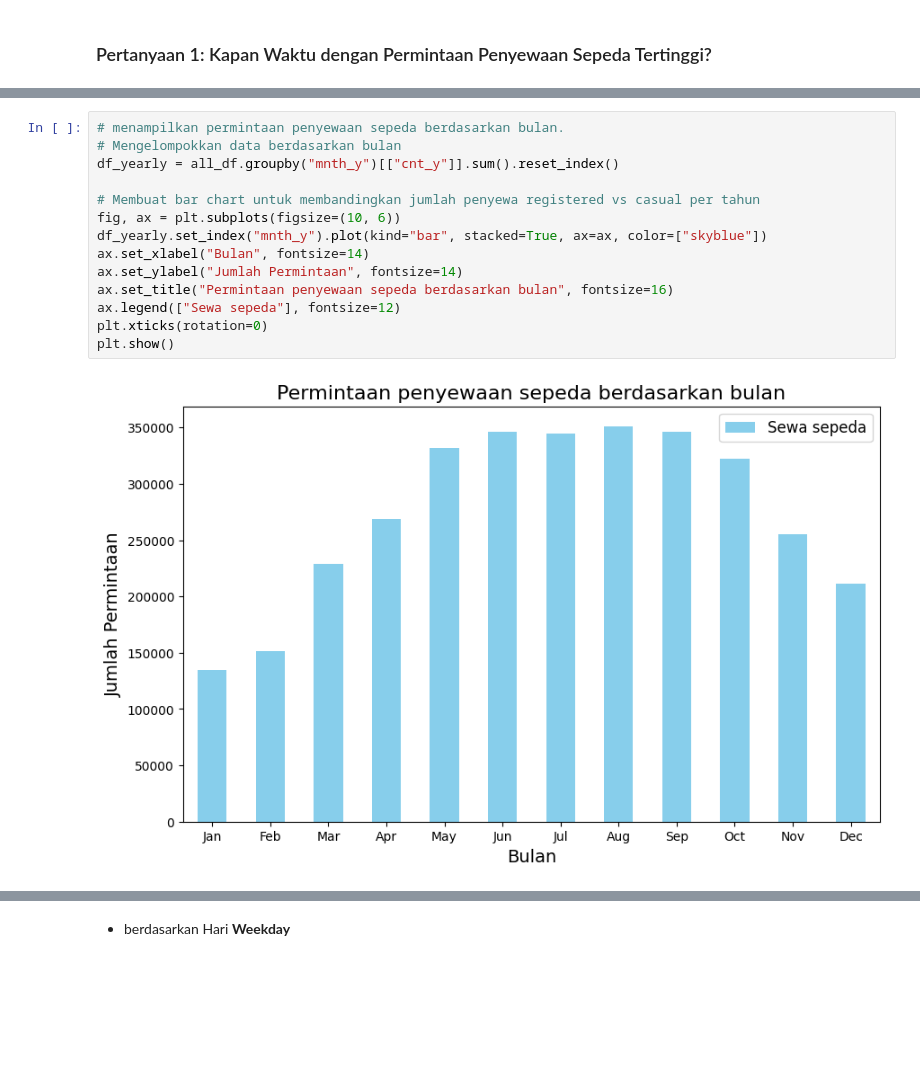
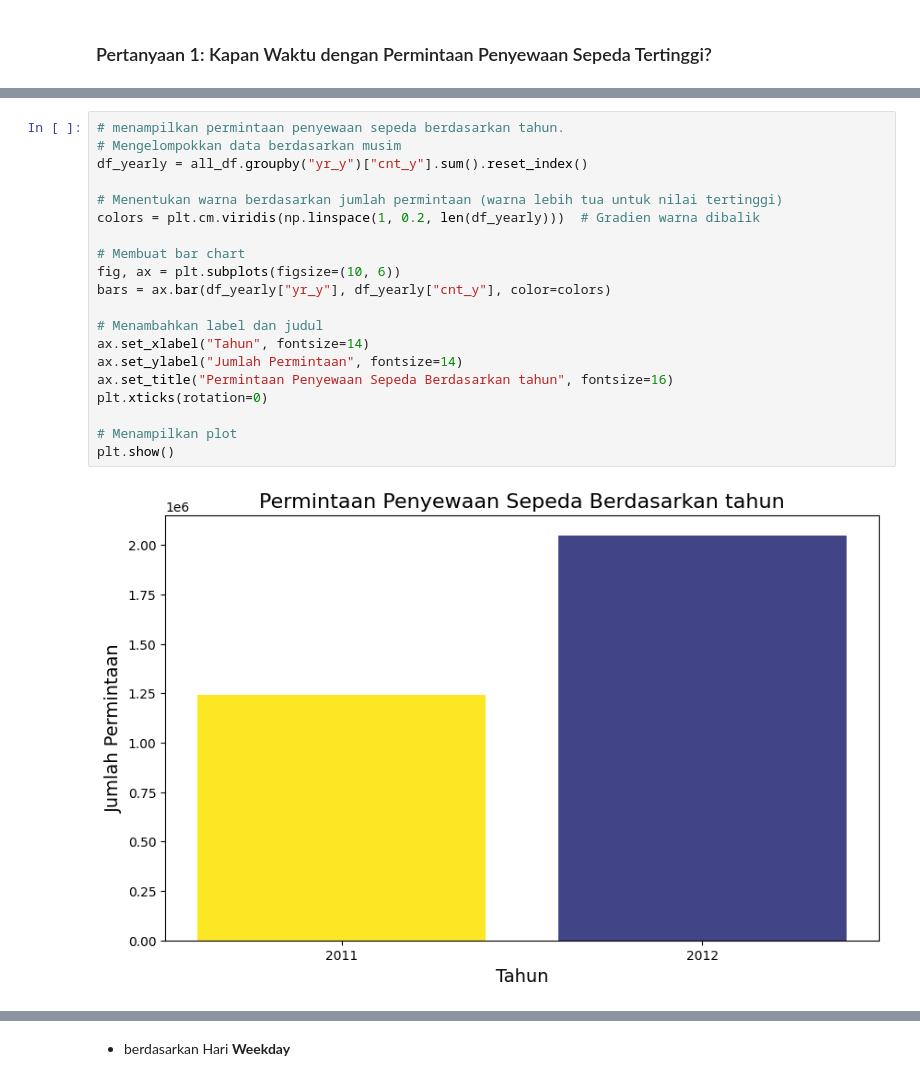
Before and after one commit to Merri135/proyek_analisis_data, a Jupyter notebook: Proyek_Analisis_Data.ipynb, the cells around one changed output, grey strips where cells are left out. Cells and saved outputs as stored; diff of their text form; blank space fills up the shorter version.

Commit message:
Update requirements.txt, proyek_analisis_data.ipynb, dan folder dashboard

```diff
--- a/Proyek_Analisis_Data.ipynb
+++ b/Proyek_Analisis_Data.ipynb
@@ -445,16 +454,22 @@ plt.show()
 # %%
-# menampilkan permintaan penyewaan sepeda berdasarkan bulan.
-# Mengelompokkan data berdasarkan bulan
-df_yearly = all_df.groupby("mnth_y")[["cnt_y"]].sum().reset_index()
+# menampilkan permintaan penyewaan sepeda berdasarkan tahun.
+# Mengelompokkan data berdasarkan musim
+df_yearly = all_df.groupby("yr_y")["cnt_y"].sum().reset_index()
 
-# Membuat bar chart untuk membandingkan jumlah penyewa registered vs casual per tahun
+# Menentukan warna berdasarkan jumlah permintaan (warna lebih tua untuk nilai tertinggi)
+colors = plt.cm.viridis(np.linspace(1, 0.2, len(df_yearly)))  # Gradien warna dibalik
+
+# Membuat bar chart
 fig, ax = plt.subplots(figsize=(10, 6))
-df_yearly.set_index("mnth_y").plot(kind="bar", stacked=True, ax=ax, color=["skyblue"])
-ax.set_xlabel("Bulan", fontsize=14)
+bars = ax.bar(df_yearly["yr_y"], df_yearly["cnt_y"], color=colors)
+
+# Menambahkan label dan judul
+ax.set_xlabel("Tahun", fontsize=14)
 ax.set_ylabel("Jumlah Permintaan", fontsize=14)
-ax.set_title("Permintaan penyewaan sepeda berdasarkan bulan", fontsize=16)
-ax.legend(["Sewa sepeda"], fontsize=12)
+ax.set_title("Permintaan Penyewaan Sepeda Berdasarkan tahun", fontsize=16)
 plt.xticks(rotation=0)
+
+# Menampilkan plot
 plt.show()
 # %% [output]
-[figure, old version]
+[figure, new version]
```
Also changed, not shown: parts of 24 cells of this notebook, 1 other file.
